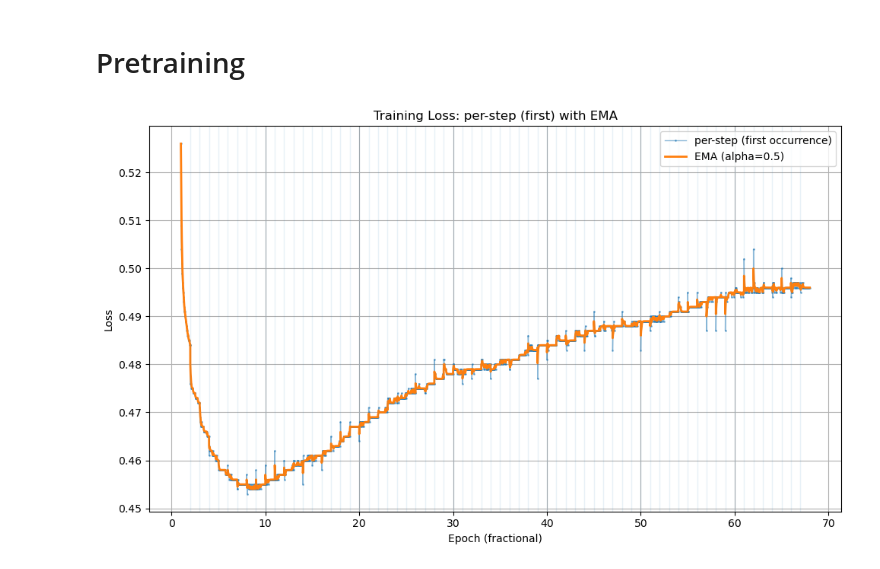
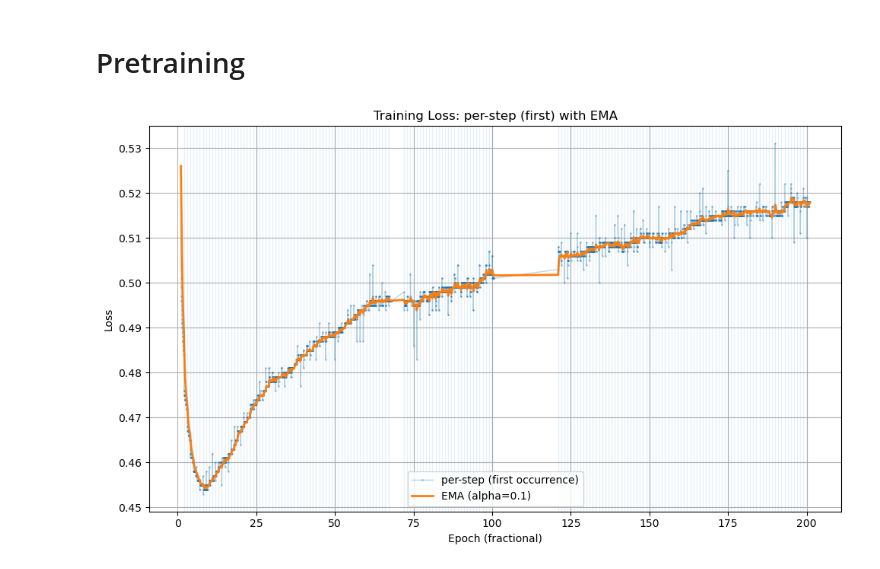
Before and after one commit to alif-munim/EchoJEPA, a Jupyter notebook: plot.ipynb, the cells around one changed output. Drawn from its saved outputs; the diff is of its cells as text; code cells hidden in the pictures.

```diff
--- a/plot.ipynb
+++ b/plot.ipynb
@@ -261,0 +496,15 @@ plt.show()
+# %%
+# -------------------- Quick console summaries --------------------
+for path, label, _ in runs:
+    if os.path.exists(path):
+        print(f"\n== {label} ==")
+        summarize_log(path)
+    else:
+        print(f"\n== {label} == (missing: {path})")
+
+for path, label, _ in full_runs:
+    if os.path.exists(path):
+        print(f"\n== {label} ==")
+        summarize_log(path)
+    else:
+        print(f"\n== {label} == (missing: {path})")
@@ -411,10 +582,15 @@ import matplotlib.pyplot as plt
 # Paths to both logs
 LOG_FILES = [
     "/home/sagemaker-user/user-default-efs/vjepa2/pretrain-echo-336px-16f-ep0-34-0820.log",
-    "/home/sagemaker-user/user-default-efs/vjepa2/pretrain-echo-336px-16f-ep34-100-0820.log"
+    "/home/sagemaker-user/user-default-efs/vjepa2/pretrain-echo-336px-16f-ep34-100-0820.log",
+    "/home/sagemaker-user/user-default-efs/vjepa2/pretrain-echo-336px-16f-ep66-100-0822.log",
+    "/home/sagemaker-user/user-default-efs/vjepa2/pretrain-echo-336px-16f-ep78-100-0822.log",
+    "/home/sagemaker-user/user-default-efs/vjepa2/pretrain-echo-336px-16f-ep78-100-0822.log",
+    "/home/sagemaker-user/user-default-efs/vjepa2/pretrain-echo-336px-16f-ep96-200-0824.log",
+    "/home/sagemaker-user/user-default-efs/vjepa2/pretrain-echo-336px-16f-ep120-200-0825.log"
 ]
 
-ALPHA = 0.5  # EMA smoothing factor
+ALPHA = 0.10  # EMA smoothing factor
 
 # Regex for step losses
 STEP_PAT = re.compile(r"\[(\d+),\s*(\d+)\]\s+loss:\s+([0-9]*\.?[0-9]+)")
@@ -460,32 +636,32 @@ x_steps = [e + s / (max_step + 1.0) for e, s in zip(epochs, steps)]
 losses_ema = ema(losses, alpha=ALPHA)
 
 # ---- plot ----
 plt.figure(figsize=(10, 6))
 plt.plot(
     x_steps, losses,
     marker=".", linestyle="-",
     linewidth=1, markersize=2,
-    alpha=0.5,
+    alpha=0.3,
     # color="#808080",   # gray per-step
     label="per-step (first occurrence)"
 )
 plt.plot(
     x_steps, losses_ema,
     linewidth=2,
     # color="#1f77b4",   # blue EMA
     label=f"EMA (alpha={ALPHA})"
 )
 
 # epoch boundary lines
 for e in sorted(set(epochs))[1:]:
     plt.axvline(e, alpha=0.1, linewidth=1)
 
 plt.xlabel("Epoch (fractional)")
 plt.ylabel("Loss")
 plt.title("Training Loss: per-step (first) with EMA")
 plt.grid(True)
 plt.legend()
 plt.tight_layout()
 plt.show()
 # %% [output]
-[figure, old version]
+[figure, new version]
```
Also changed, not shown: parts of 19 cells of this notebook, 6 other files.
